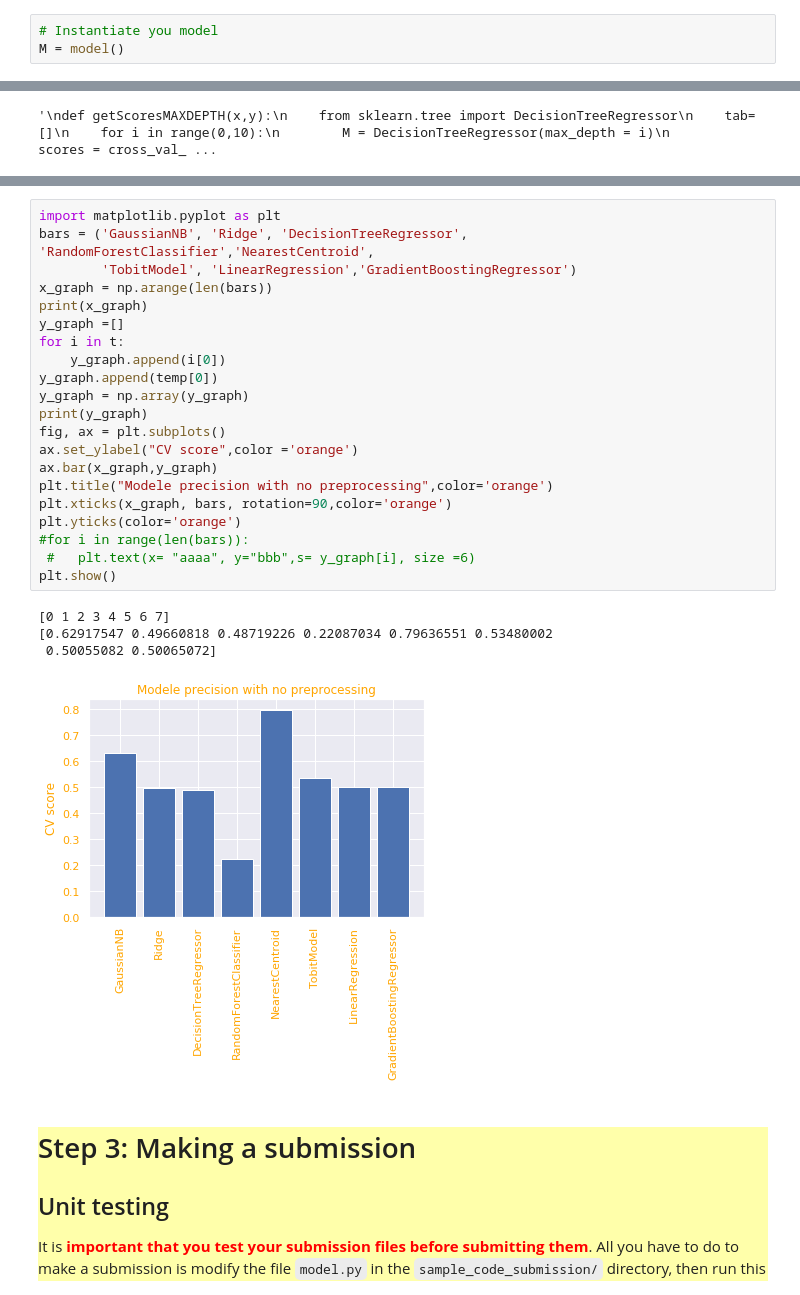
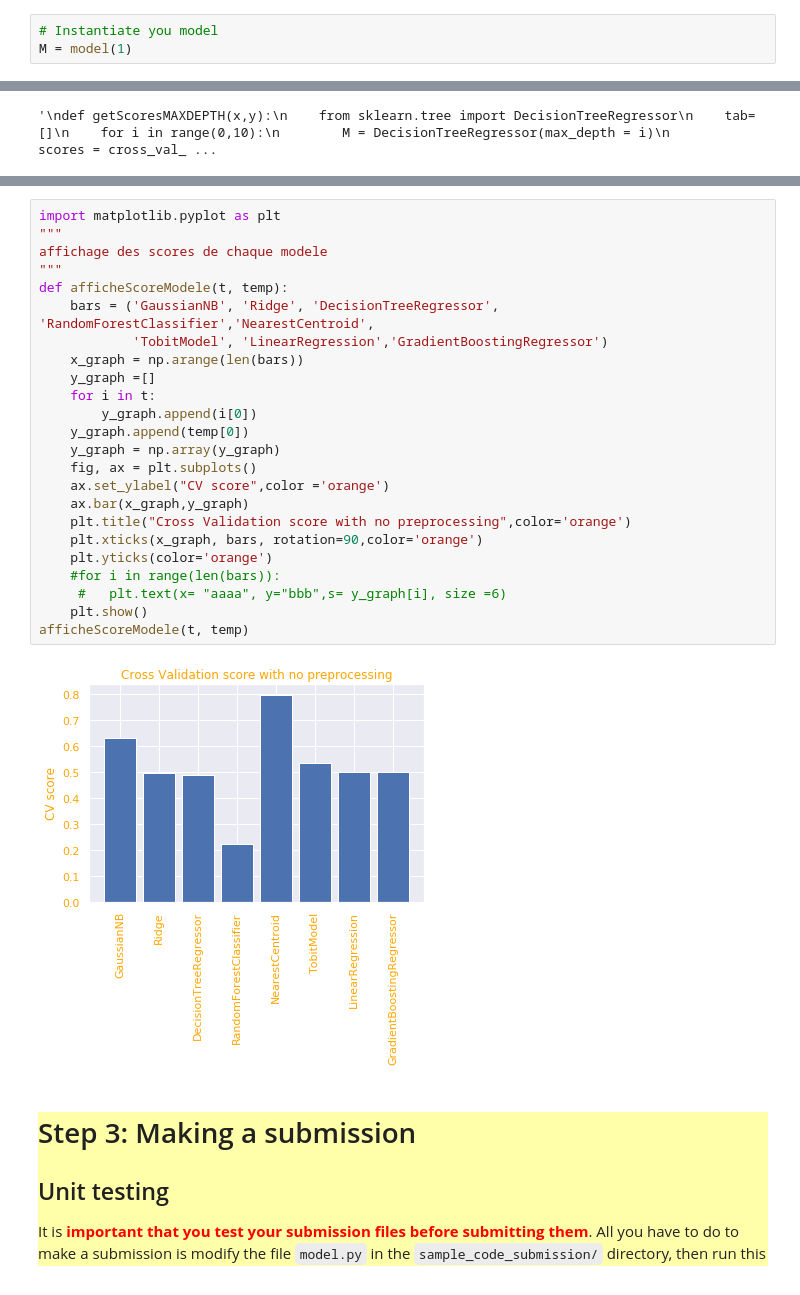
Before and after one commit to upsudghosts/ghosts, a Jupyter notebook: starting_kit/README.ipynb, the cells around one changed output, grey strips where cells are left out. Drawn from its saved outputs; the diff is of its cells as text.

Commit message:
DisplayTrainingScore

```diff
--- a/starting_kit/README.ipynb
+++ b/starting_kit/README.ipynb
@@ -203,7 +203,7 @@ To build custom model you can edit the model.py we gave you and zip it with the
 </div>
 # %%
 # Instantiate you model
-M = model()
+M = model(1)
 # %%
 if not(M.is_trained):
     X_train = D.data['X_train']
@@ -405,30 +459,30 @@ DEBUG : (3859,)
 (0.5006507199010883, 0.025544294288654054)
 # %%
 import matplotlib.pyplot as plt
-bars = ('GaussianNB', 'Ridge', 'DecisionTreeRegressor', 'RandomForestClassifier','NearestCentroid',
-        'TobitModel', 'LinearRegression','GradientBoostingRegressor')
-x_graph = np.arange(len(bars))
-print(x_graph)
-y_graph =[]
-for i in t:
-    y_graph.append(i[0])
-y_graph.append(temp[0])
-y_graph = np.array(y_graph)
-print(y_graph)
-fig, ax = plt.subplots()
-ax.set_ylabel("CV score",color ='orange')
-ax.bar(x_graph,y_graph)
-plt.title("Modele precision with no preprocessing",color='orange')
-plt.xticks(x_graph, bars, rotation=90,color='orange')
-plt.yticks(color='orange')
-#for i in range(len(bars)):
- #   plt.text(x= "aaaa", y="bbb",s= y_graph[i], size =6)
-plt.show()
+"""
+affichage des scores de chaque modele
+"""
+def afficheScoreModele(t, temp):
+    bars = ('GaussianNB', 'Ridge', 'DecisionTreeRegressor', 'RandomForestClassifier','NearestCentroid',
+            'TobitModel', 'LinearRegression','GradientBoostingRegressor')
+    x_graph = np.arange(len(bars))
+    y_graph =[]
+    for i in t:
+        y_graph.append(i[0])
+    y_graph.append(temp[0])
+    y_graph = np.array(y_graph)
+    fig, ax = plt.subplots()
+    ax.set_ylabel("CV score",color ='orange')
+    ax.bar(x_graph,y_graph)
+    plt.title("Cross Validation score with no preprocessing",color='orange')
+    plt.xticks(x_graph, bars, rotation=90,color='orange')
+    plt.yticks(color='orange')
+    #for i in range(len(bars)):
+     #   plt.text(x= "aaaa", y="bbb",s= y_graph[i], size =6)
+    plt.show()
+afficheScoreModele(t, temp)
 # %% [output]
-[0 1 2 3 4 5 6 7]
-[0.62917547 0.49660818 0.48719226 0.22087034 0.79636551 0.53480002
- 0.50055082 0.50065072]
-[figure, old version]
+[figure, new version]
 # %% [markdown]
 <div style="background:#FFFFAA">
 <h1> Step 3: Making a submission </h1>
```
Also changed, not shown: parts of 3 cells of this notebook.
